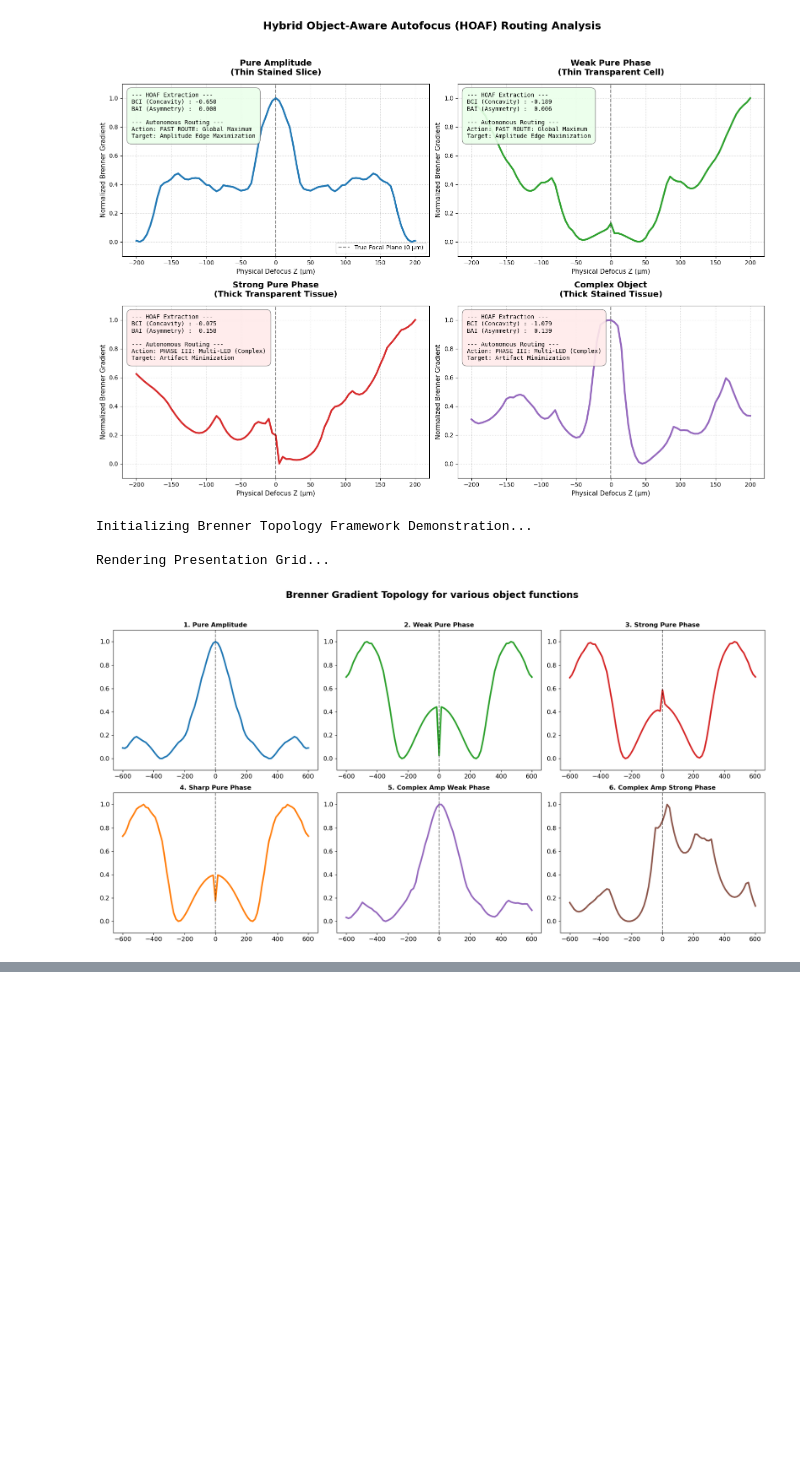
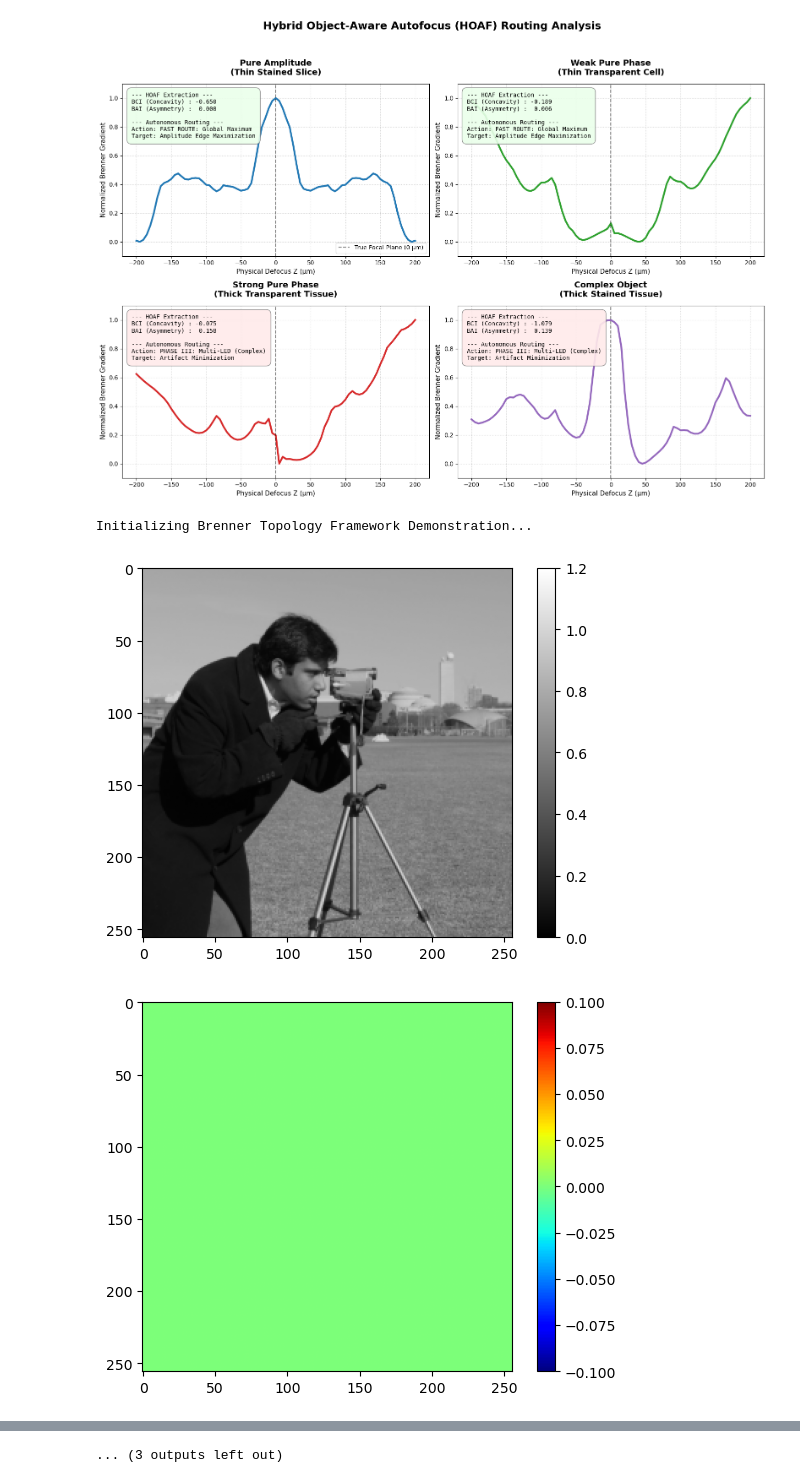
Before and after one commit to Gaurang8440/Fourier_Ptychography_Microscopy, a Jupyter notebook: Codes/test.ipynb, the cells around one changed output, grey strips where cells are left out. Cells and saved outputs as stored; diff of their text form; code cells hidden in the pictures; blank space fills up the shorter version.

```diff
--- a/Codes/test.ipynb
+++ b/Codes/test.ipynb
@@ -314,14 +314,16 @@ def run_framework_demonstration():
         scores = []
 
         #print(f"Object: {name.splitlines()[0]}...")
-        #plt.figure()
-        #plt.imshow(np.abs(obj),cmap='gray', vmin=0, vmax=1.2)
-        #plt.savefig(f"amplitude_{name}.png")
-        #plt.show()
-        #plt.figure()
-        #plt.imshow(np.angle(obj), cmap = 'gray')
-        #plt.savefig(f"phase_{name}.png")
-        #plt.show()
+        plt.figure()
+        plt.imshow(np.abs(obj),cmap='gray', vmin=0, vmax=1.2)
+        plt.savefig(f"amplitude_{name}.png")
+        plt.colorbar()
+        plt.show()
+        plt.figure()
+        plt.imshow(np.angle(obj), cmap = 'jet')
+        plt.savefig(f"phase_{name}.png")
+        plt.colorbar()
+        plt.show()
         for z in z_array:
             pupil_z = pupil_support * np.exp(1j * z * kz)
             E_fourier = O_fourier[ys:ye, xs:xe] * pupil_z
@@ -344,33 +346,32 @@ def run_framework_demonstration():
 
     for idx, (name, res) in enumerate(results.items()):
         ax = axes[idx]
 
         # Plot the curve
         ax.plot(z_array * 1000, res["scores"], color=colors[idx], linewidth=3)
         ax.axvline(0, color='k', linestyle='--', alpha=0.5)
 
         ax.set_title(name, fontsize=12, fontweight='bold')
         #ax.set_xlabel("Defocus Z (µm)")
         #ax.set_ylabel("Norm. Brenner")
         #ax.grid(True, linestyle=':', alpha=0.7)
 
         ax.tick_params(axis='x', labelsize=12)
         ax.tick_params(axis='y', labelsize=12)
         ax.set_ylim(-0.1, 1.1)
 
         # Overlay the BCI and BAI Data Box
 
 
     plt.tight_layout(rect=[0, 0.03, 1, 0.95])
     #plt.rcParams['axes.labelweight'] = 'bold'
     #plt.rcParams['font.weight'] = 'bold'
     plt.savefig("high_res_plot.png", dpi=300)
     plt.show()
 
 if __name__ == "__main__":
     run_framework_demonstration()
 # %% [output]
 Initializing Brenner Topology Framework Demonstration...
-
-Rendering Presentation Grid...
-[figure, old version]
+[figure, new version]
+[figure, added]
@@ -376,0 +387 @@ Rendering Presentation Grid...
+... (3 outputs left out)
```
Also changed, not shown: parts of 1 cell of this notebook, 11 other files.
